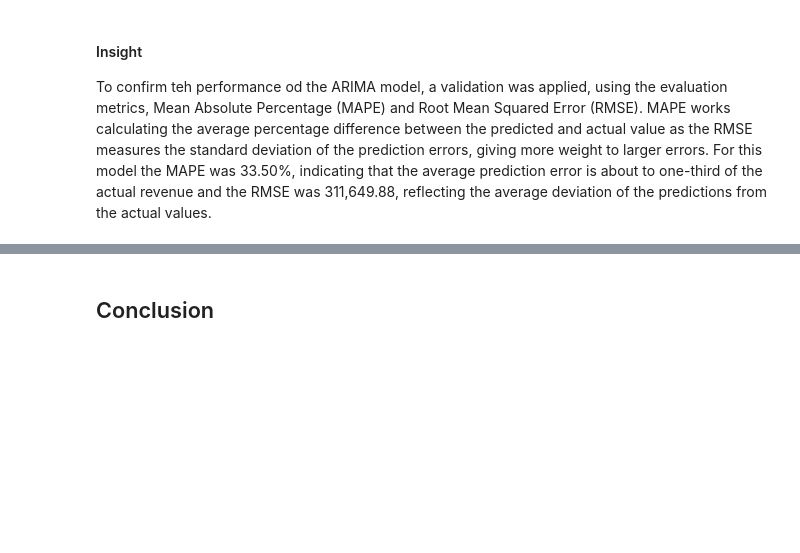
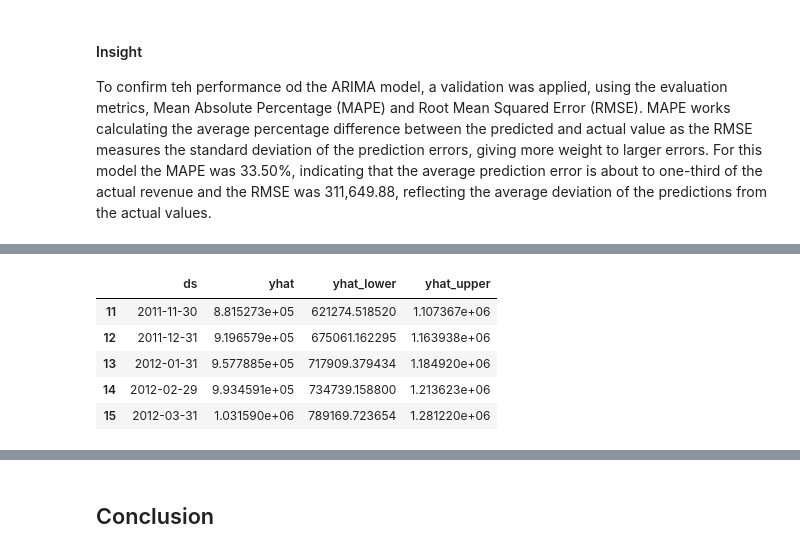
Before and after one commit to DiegoALemos/Programming-for-AI-Final-Project, a Jupyter notebook: final_project.ipynb, the cells around one changed output, grey strips where cells are left out. Saved outputs shown, nothing was run; the diff lists cells and outputs as text; code cells hidden in the pictures; blank space fills up the shorter version.

```diff
--- a/final_project.ipynb
+++ b/final_project.ipynb
@@ -758,0 +762,16 @@ To confirm teh performance od the ARIMA model, a validation was applied, using t
+# %%
+# Creating a dataframe for future dates
+future = model.make_future_dataframe(periods = 3, freq = 'ME')
+
+# Generating predictions
+forecast = model.predict(future)
+
+# Displaying forecasted values
+forecast[['ds', 'yhat', 'yhat_lower', 'yhat_upper']].tail()
+# %% [output]
+|  | ds | yhat | yhat_lower | yhat_upper |
+| 11 | 2011-11-30 | 8.815273e+05 | 621274.518520 | 1.107367e+06 |
+| 12 | 2011-12-31 | 9.196579e+05 | 675061.162295 | 1.163938e+06 |
+| 13 | 2012-01-31 | 9.577885e+05 | 717909.379434 | 1.184920e+06 |
+| 14 | 2012-02-29 | 9.934591e+05 | 734739.158800 | 1.213623e+06 |
+| 15 | 2012-03-31 | 1.031590e+06 | 789169.723654 | 1.281220e+06 |
```
Also changed, not shown: parts of 11 cells of this notebook.
